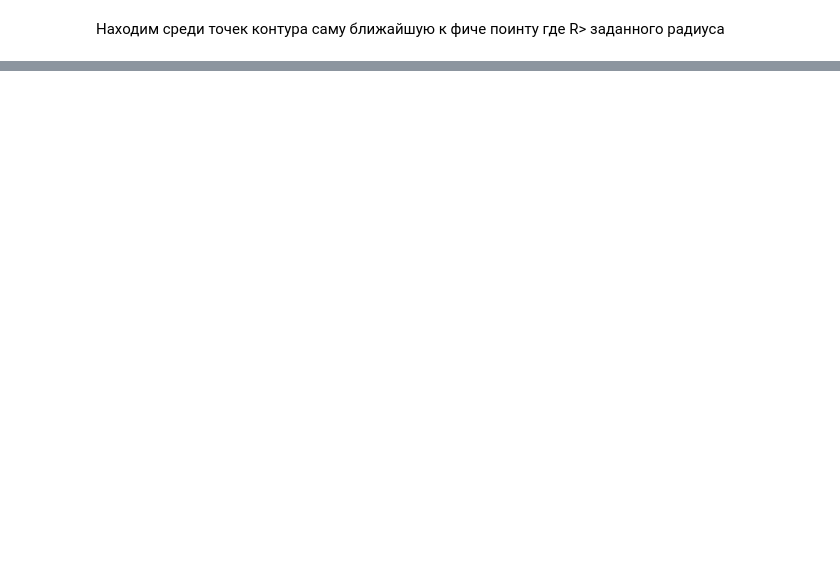
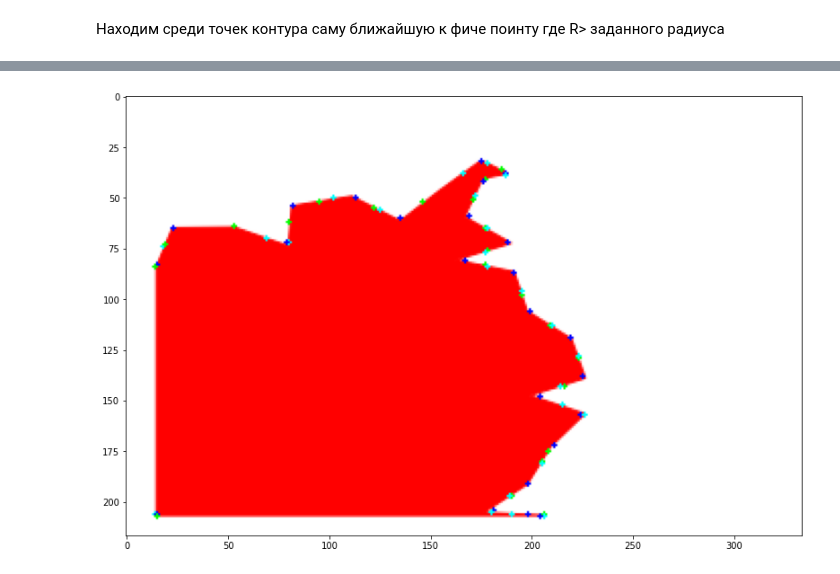
Before and after one commit to Sardaan/puzzle, a Jupyter notebook: puzzle.ipynb, the cells around one changed output, grey strips where cells are left out. Drawn from its saved outputs; the diff is of its cells as text; code cells hidden in the pictures; blank space fills up the shorter version.

```diff
--- a/puzzle.ipynb
+++ b/puzzle.ipynb
@@ -315,3 +266,72 @@ angles1 = detectAngle(kp2, contours2)
+# %%
+def detectAngle(kp, contours):
+  contoursDots = []
+  for i in range(len(contours)):
+    for j in range(len(contours[i])):
+      point = [contours[i][j][0][0],contours[i][j][0][1]]
+      contoursDots.append(point)
+  # print("len",len(contoursDots))
+  angles = []
+  for keypoint in kp:
+
+    R = 10
+    r_min = 10
+    index_min = 0
+
+    b = [int(keypoint.pt[0]), int(keypoint.pt[1])]
+
+    for i in range(len(contoursDots)):
+      if dist(b, contoursDots[i]) < r_min:
+        r_min = dist(b, contoursDots[i])
+        index_min = i
+
+    j = index_min
+    # b = contoursDots[j]
+    a = contoursDots[j]
+    while dist(a,b) < R:
+      # print("index ",j)
+      # print("dist ",dist(a,b))
+      a = contoursDots[j]
+      # print("left ",contours[i][j][0])
+      if (j < 1):
+        j = len(contoursDots)-1
+      else:
+        j = j - 1
+
+
+    j = index_min
+    c = contoursDots[j]
+    while dist(c, b) < R:
+      # print("index ",j)
+      # print("dist ",dist(c,b))
+      c = contoursDots[j]
+      # print("right ",contours[i][j][0])
+      if (j > len(contoursDots)-2):
+        j = 0
+      else:
+        j = j + 1
+
+    angle = int(angle3pt(a, b, c) )
+    angleData = [b, angle]
+    angles.append(angleData)
+    # print(a,b,c, angle)
+
+    # cv2.circle(img2, (int(keypoint.pt[0]), int(keypoint.pt[1])), 1, (0, 255, 0), -1)
+    cv2.circle(img2, (a[0],a[1]), 1, (0, 255, 0), -1)
+    cv2.circle(img2, (int(b[0]),int(b[1])), 1, (0, 0, 255), -1)
+    cv2.circle(img2, (c[0],c[1]), 1, (0, 255, 255), -1)
+
+  return(angles)
+
+img2 = cv.imread('/content/puzzle_parts/pol0.png')
+kp2, contours2, hierarchy2 = findFeaturePoints(img2)
+angles1 = detectAngle(kp2, contours2)
+
+plt.figure(figsize=(16, 9))
+plt.imshow(img2)
+plt.show()
+# %% [output]
+[figure, added]
 # %%
 # Матрица переноса
 # Матрица поворота
```
Also changed, not shown: parts of 16 cells of this notebook.
